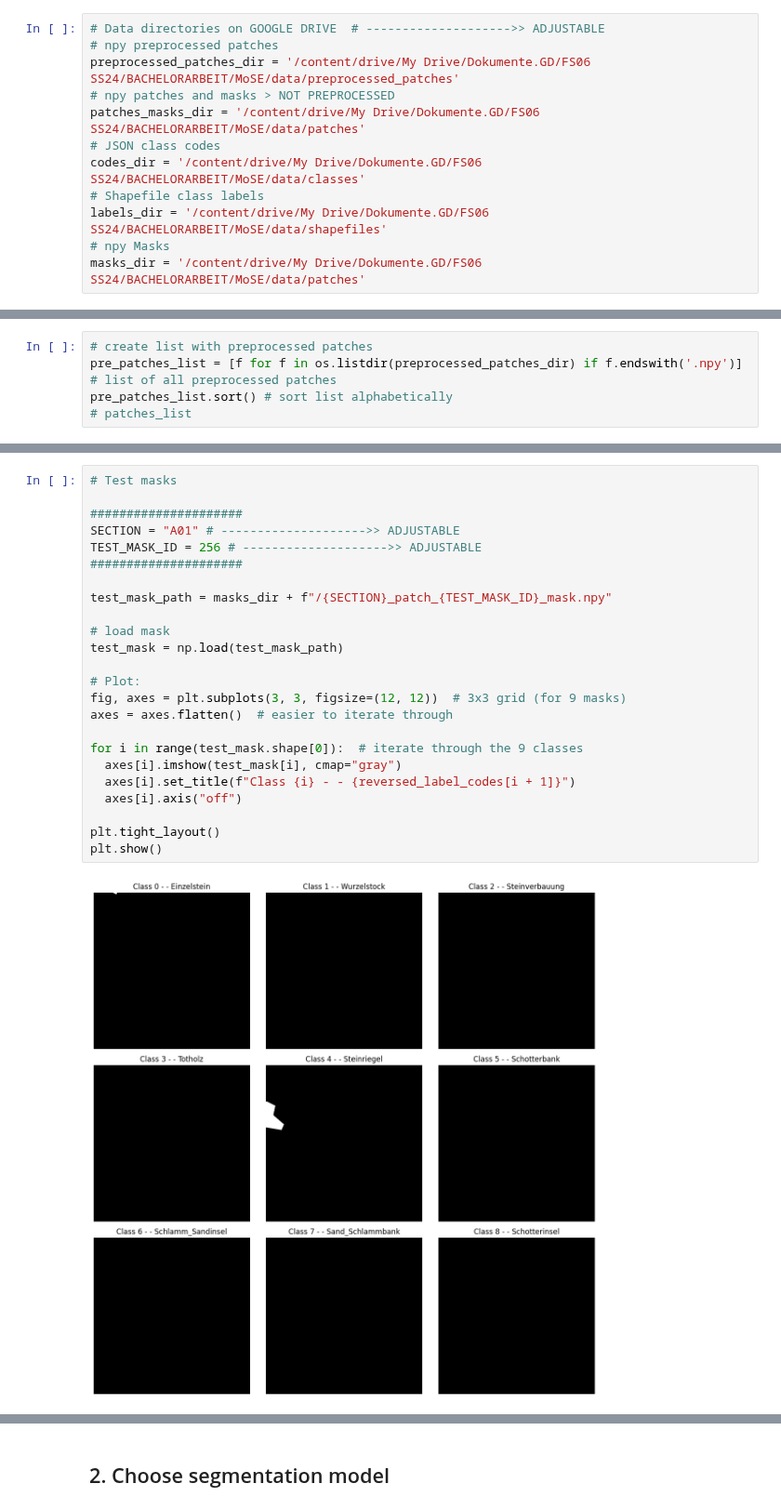
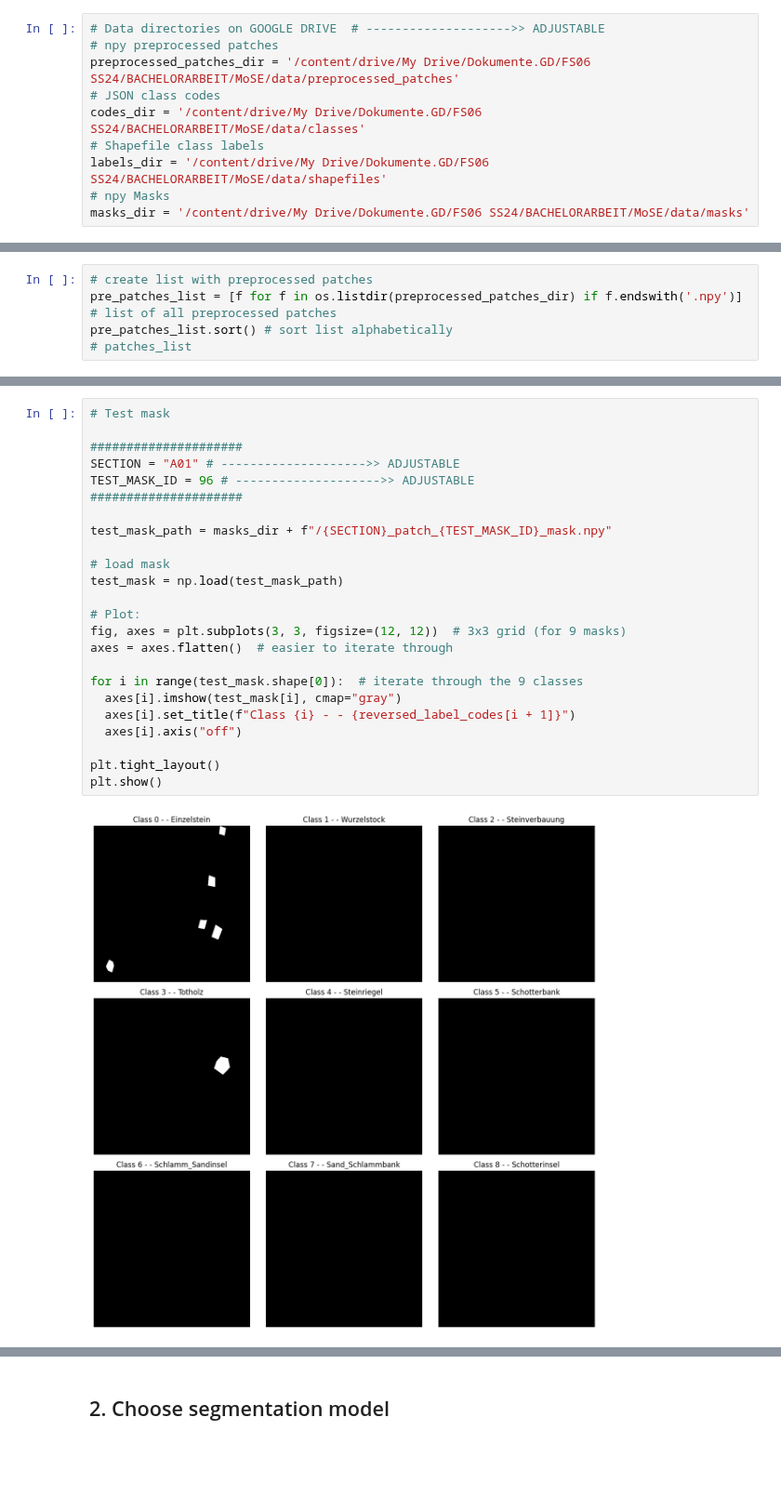
Before and after one commit to hiebschi/MoSE, a Jupyter notebook: loop_v01.ipynb, the cells around one changed output, grey strips where cells are left out. Shown at 93% size. Saved outputs shown, nothing was run; the diff lists cells and outputs as text; blank space fills up the shorter version.

```diff
--- a/loop_v01.ipynb
+++ b/loop_v01.ipynb
@@ -60,14 +62,12 @@ Mounted at /content/drive
 # Data directories on GOOGLE DRIVE  # -------------------->> ADJUSTABLE
 # npy preprocessed patches
 preprocessed_patches_dir = '/content/drive/My Drive/Dokumente.GD/FS06 SS24/BACHELORARBEIT/MoSE/data/preprocessed_patches'
-# npy patches and masks > NOT PREPROCESSED
-patches_masks_dir = '/content/drive/My Drive/Dokumente.GD/FS06 SS24/BACHELORARBEIT/MoSE/data/patches'
 # JSON class codes
 codes_dir = '/content/drive/My Drive/Dokumente.GD/FS06 SS24/BACHELORARBEIT/MoSE/data/classes'
 # Shapefile class labels
 labels_dir = '/content/drive/My Drive/Dokumente.GD/FS06 SS24/BACHELORARBEIT/MoSE/data/shapefiles'
 # npy Masks
-masks_dir = '/content/drive/My Drive/Dokumente.GD/FS06 SS24/BACHELORARBEIT/MoSE/data/patches'
+masks_dir = '/content/drive/My Drive/Dokumente.GD/FS06 SS24/BACHELORARBEIT/MoSE/data/masks'
 # %%
 # Class labels
 # specific Shapefile path
@@ -128,26 +154,26 @@ pre_patches_list.sort() # sort list alphabetically
 # %%
-# Test masks
+# Test mask
 
 #####################
 SECTION = "A01" # -------------------->> ADJUSTABLE
-TEST_MASK_ID = 256 # -------------------->> ADJUSTABLE
+TEST_MASK_ID = 96 # -------------------->> ADJUSTABLE
 #####################
 
 test_mask_path = masks_dir + f"/{SECTION}_patch_{TEST_MASK_ID}_mask.npy"
 
 # load mask
 test_mask = np.load(test_mask_path)
 
 # Plot:
 fig, axes = plt.subplots(3, 3, figsize=(12, 12))  # 3x3 grid (for 9 masks)
 axes = axes.flatten()  # easier to iterate through
 
 for i in range(test_mask.shape[0]):  # iterate through the 9 classes
   axes[i].imshow(test_mask[i], cmap="gray")
   axes[i].set_title(f"Class {i} - - {reversed_label_codes[i + 1]}")
   axes[i].axis("off")
 
 plt.tight_layout()
 plt.show()
 # %% [output]
-[figure, old version]
+[figure, new version]
```
Also changed, not shown: parts of 15 cells of this notebook.
